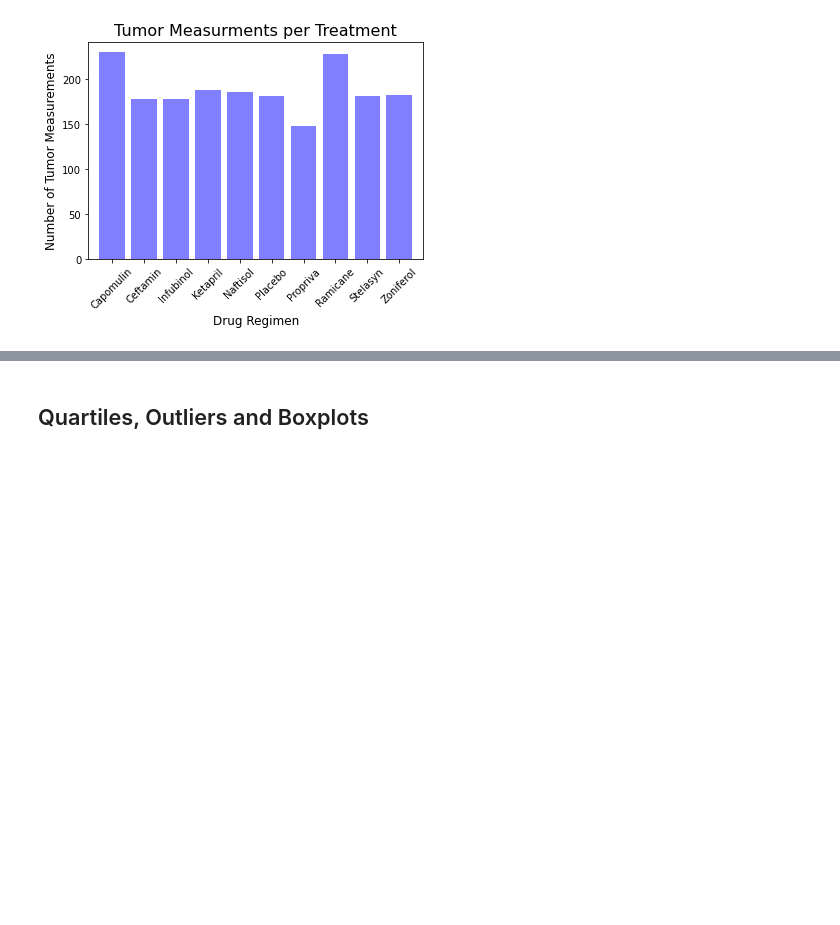
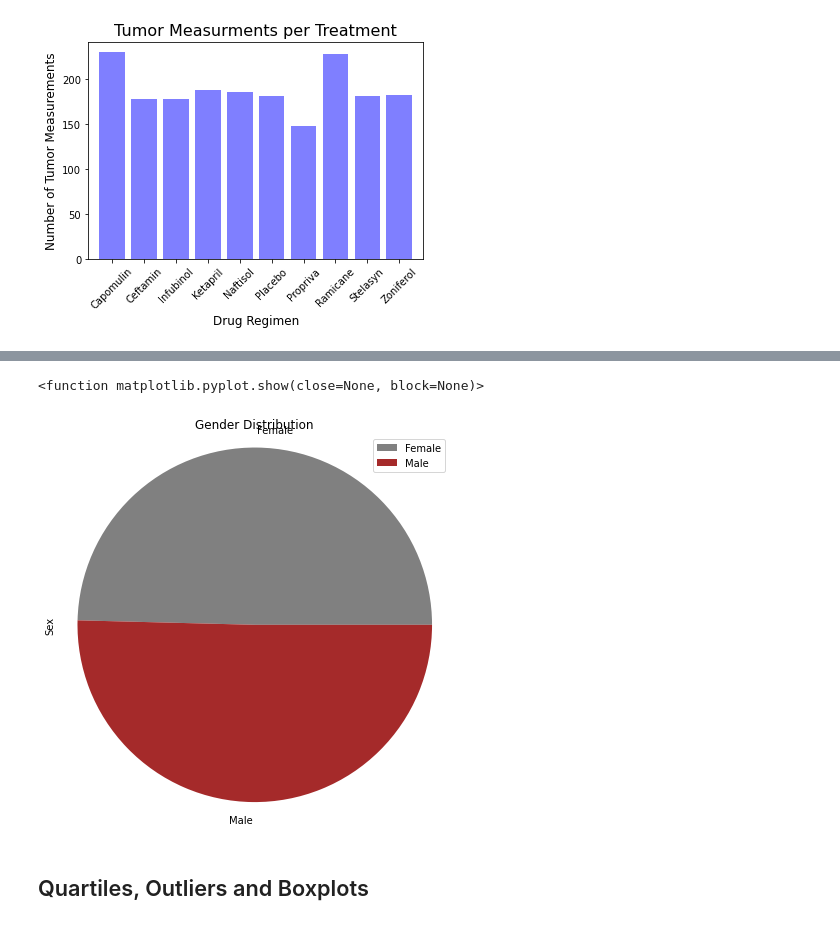
Before and after one commit to Tman2111/matplotlib_homework, a Jupyter notebook: Instructions/Pymaceuticals/pymaceuticals_starter.ipynb, the cells around one changed output, grey strips where cells are left out. Cells and saved outputs as stored; diff of their text form; code cells hidden in the pictures; blank space fills up the shorter version.

Commit message:
pyplot pie

```diff
--- a/Instructions/Pymaceuticals/pymaceuticals_starter.ipynb
+++ b/Instructions/Pymaceuticals/pymaceuticals_starter.ipynb
@@ -182,5 +182,18 @@ KeyError: '0'
 # %%
 # Generate a pie plot showing the distribution of female versus male mice using pyplot
+gender_totals
+gender_totals.columns = ['Total Count']
+
+colors = ['grey', 'brown']
+plot = gender_totals.plot.pie(y='Total Count', figsize= (7,7), colors = colors)
+
+plt.title('Gender Distribution')
+plt.ylabel('Sex')
+plt.axis('equal')
+plt.show
+# %% [output]
+<function matplotlib.pyplot.show(close=None, block=None)>
+[figure, added]
 # %% [markdown]
 ## Quartiles, Outliers and Boxplots
 # %%
```
Also changed, not shown: parts of 1 cell of this notebook.
